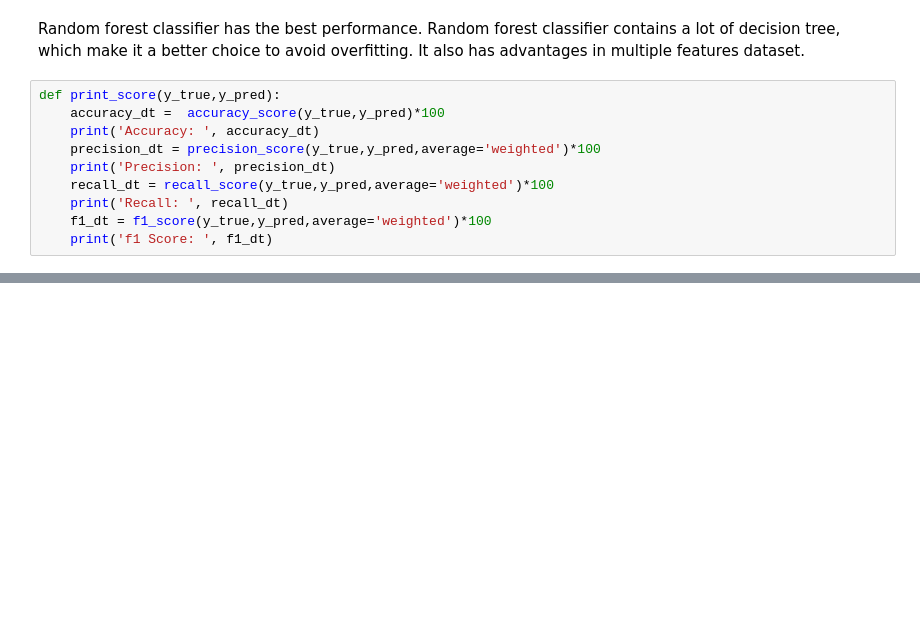
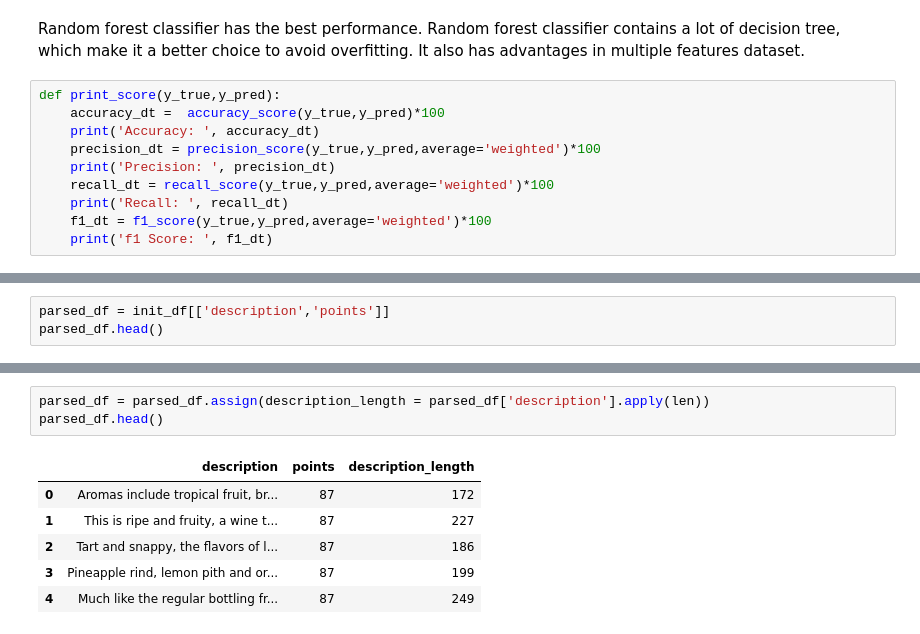
Before and after one commit to xueyuans/Wine-review-Project, a Jupyter notebook: Prediction.ipynb, the cells around one changed output, grey strips where cells are left out. Drawn from its saved outputs; the diff is of its cells as text; blank space fills up the shorter version.

```diff
--- a/Prediction.ipynb
+++ b/Prediction.ipynb
@@ -293,0 +307,3 @@ def print_score(y_true,y_pred):
+# %%
+parsed_df = init_df[['description','points']]
+parsed_df.head()
@@ -293,0 +317,10 @@ def print_score(y_true,y_pred):
+# %%
+parsed_df = parsed_df.assign(description_length = parsed_df['description'].apply(len))
+parsed_df.head()
+# %% [output]
+|  | description | points | description_length |
+| 0 | Aromas include tropical fruit, br... | 87 | 172 |
+| 1 | This is ripe and fruity, a wine t... | 87 | 227 |
+| 2 | Tart and snappy, the flavors of l... | 87 | 186 |
+| 3 | Pineapple rind, lemon pith and or... | 87 | 199 |
+| 4 | Much like the regular bottling fr... | 87 | 249 |
```
Also changed, not shown: parts of 46 cells of this notebook, 12 other files.
